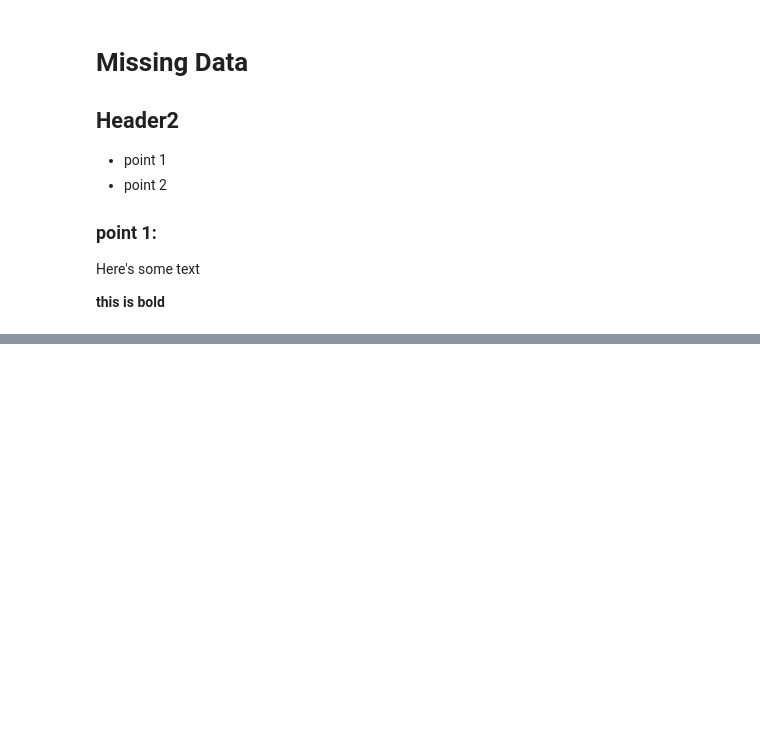
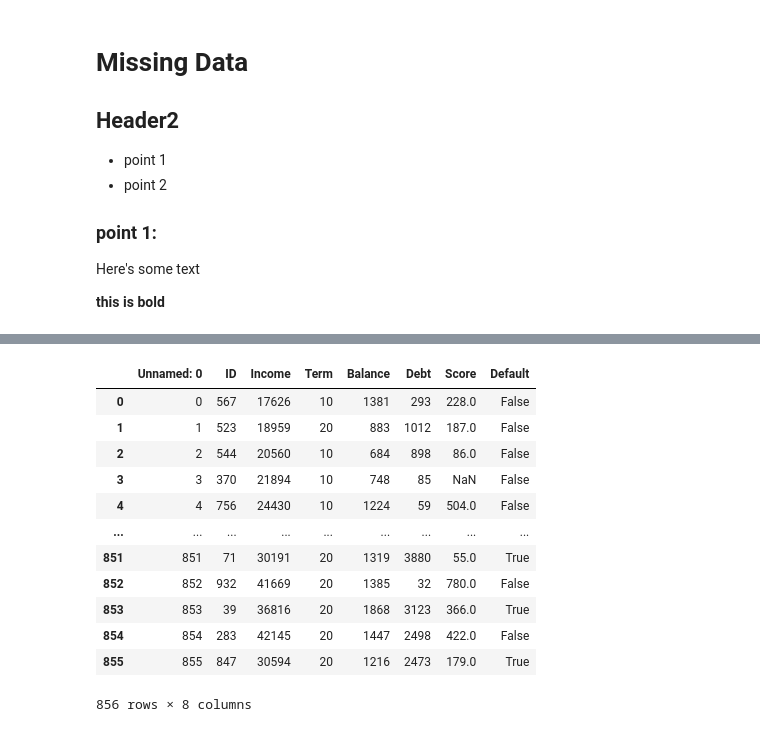
Before and after one commit to adarual/Week1_Test, a Jupyter notebook: LBG Week 4 - Day 3.ipynb, the cells around one changed output, grey strips where cells are left out. Drawn from its saved outputs; the diff is of its cells as text; code cells hidden in the pictures; blank space fills up the shorter version.

```diff
--- a/LBG Week 4 - Day 3.ipynb
+++ b/LBG Week 4 - Day 3.ipynb
@@ -524,0 +555,19 @@ __this is bold__
+# %%
+df1.replace(to_replace = {
+    '10 Years': 10,
+    '20 Years': 20
+})
+# %% [output]
+|  | Unnamed: 0 | ID | Income | Term | Balance | Debt | Score | Default |
+| 0 | 0 | 567 | 17626 | 10 | 1381 | 293 | 228.0 | False |
+| 1 | 1 | 523 | 18959 | 20 | 883 | 1012 | 187.0 | False |
+| 2 | 2 | 544 | 20560 | 10 | 684 | 898 | 86.0 | False |
+| 3 | 3 | 370 | 21894 | 10 | 748 | 85 | NaN | False |
+| 4 | 4 | 756 | 24430 | 10 | 1224 | 59 | 504.0 | False |
+| ... | ... | ... | ... | ... | ... | ... | ... | ... |
+| 851 | 851 | 71 | 30191 | 20 | 1319 | 3880 | 55.0 | True |
+| 852 | 852 | 932 | 41669 | 20 | 1385 | 32 | 780.0 | False |
+| 853 | 853 | 39 | 36816 | 20 | 1868 | 3123 | 366.0 | True |
+| 854 | 854 | 283 | 42145 | 20 | 1447 | 2498 | 422.0 | False |
+| 855 | 855 | 847 | 30594 | 20 | 1216 | 2473 | 179.0 | True |
+856 rows × 8 columns
```
Also changed, not shown: parts of 3 cells of this notebook.
